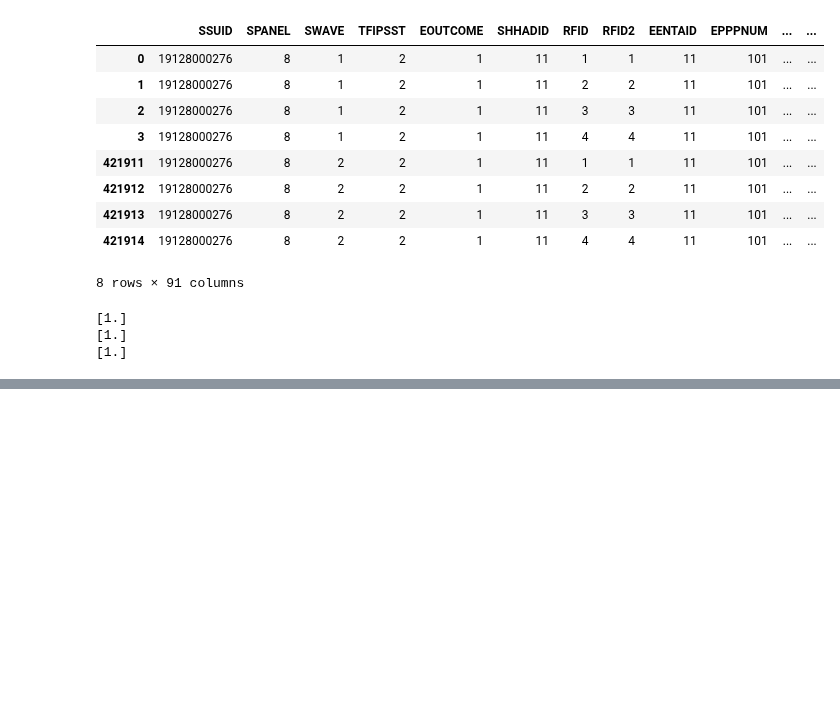
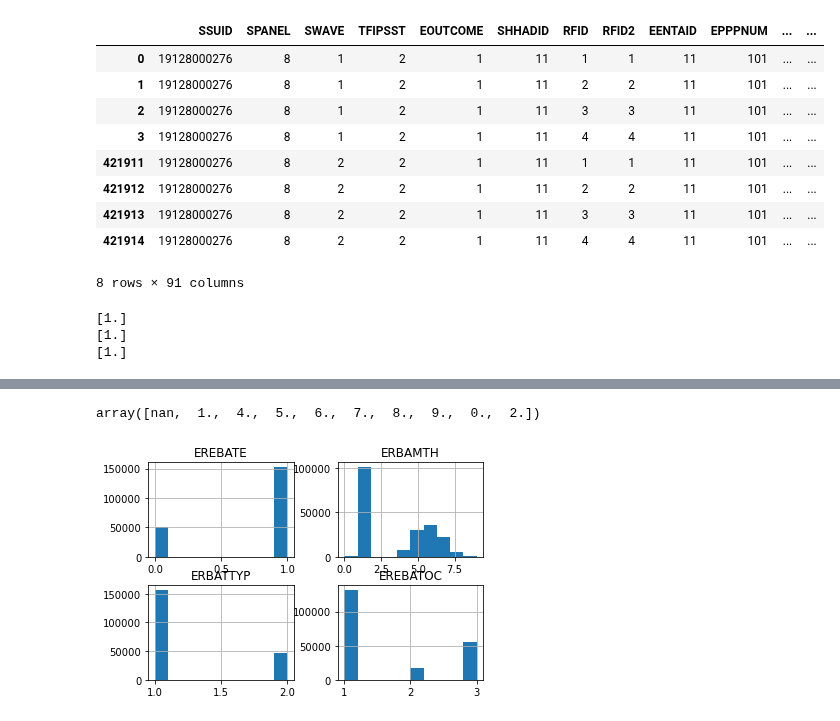
Before and after one commit to MaxDerWeber/MasterThesis, a Jupyter notebook: Data.ipynb, the cells around one changed output, grey strips where cells are left out. Drawn from its saved outputs; the diff is of its cells as text; code cells hidden in the pictures; blank space fills up the shorter version.

```diff
--- a/Data.ipynb
+++ b/Data.ipynb
@@ -237,0 +236,6 @@ array([nan,  1.,  2.,  3.])
+# %%
+df[['EREBATE','ERBAMTH', 'ERBATTYP', 'EREBATOC']].hist()
+df['ERBAMTH'].unique()
+# %% [output]
+array([nan,  1.,  4.,  5.,  6.,  7.,  8.,  9.,  0.,  2.])
+[figure, added]
```
Also changed, not shown: parts of 12 cells of this notebook, 1 other file.
